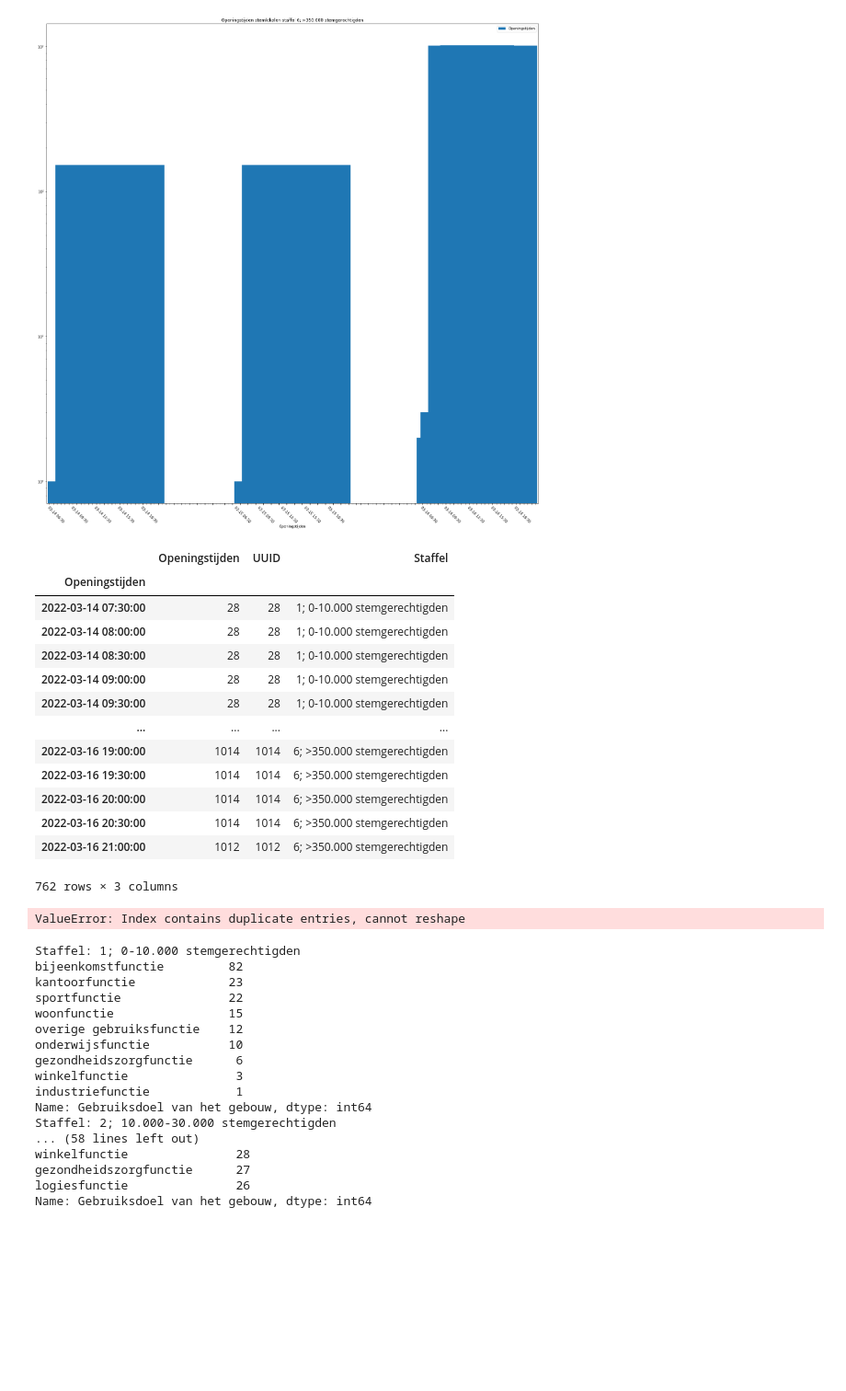
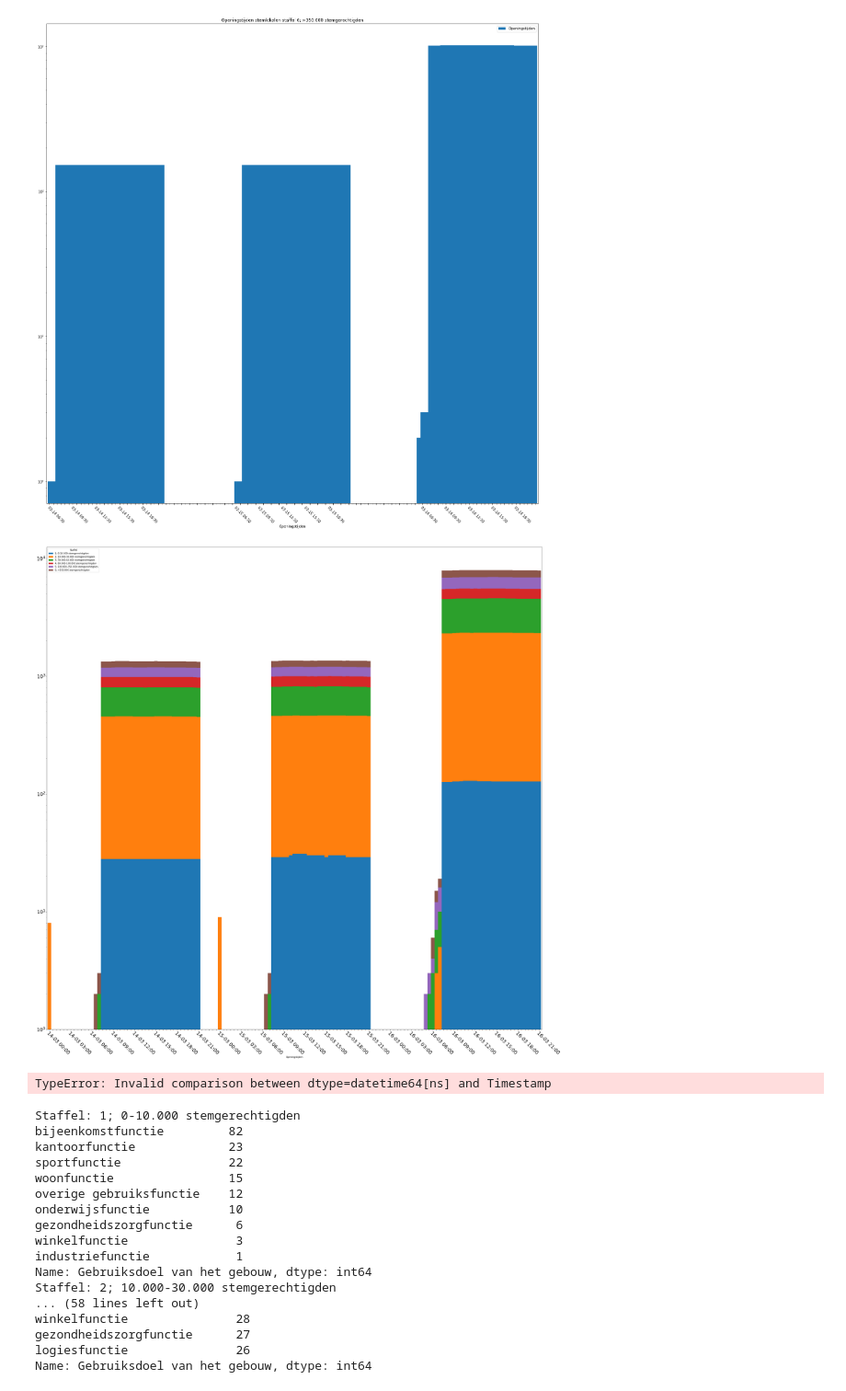
Before and after one commit to openstate/stembureau-meting, a Jupyter notebook: jupyter/stembureau_data.ipynb, the cells around one changed output. Shown at 92% size. Cells and saved outputs as stored; diff of their text form; code cells hidden in the pictures; blank space fills up the shorter version.

```diff
--- a/jupyter/stembureau_data.ipynb
+++ b/jupyter/stembureau_data.ipynb
@@ -780,38 +793,46 @@ Open op 14 én 15 maart groep 2; 10.000-30.000 stemgerechtigden: 5
 [figure]
 <Figure size 936x936 with 0 Axes>
 [figure]
-# %%
-wims_datestack_grouped
-# %% [output]
-|  | Openingstijden | UUID | Staffel |
-| Openingstijden |  |  |  |
-| 2022-03-14 07:30:00 | 28 | 28 | 1; 0-10.000 stemgerechtigden |
-| 2022-03-14 08:00:00 | 28 | 28 | 1; 0-10.000 stemgerechtigden |
-| 2022-03-14 08:30:00 | 28 | 28 | 1; 0-10.000 stemgerechtigden |
-| 2022-03-14 09:00:00 | 28 | 28 | 1; 0-10.000 stemgerechtigden |
-| 2022-03-14 09:30:00 | 28 | 28 | 1; 0-10.000 stemgerechtigden |
-| ... | ... | ... | ... |
-| 2022-03-16 19:00:00 | 1014 | 1014 | 6; >350.000 stemgerechtigden |
-| 2022-03-16 19:30:00 | 1014 | 1014 | 6; >350.000 stemgerechtigden |
-| 2022-03-16 20:00:00 | 1014 | 1014 | 6; >350.000 stemgerechtigden |
-| 2022-03-16 20:30:00 | 1014 | 1014 | 6; >350.000 stemgerechtigden |
-| 2022-03-16 21:00:00 | 1012 | 1012 | 6; >350.000 stemgerechtigden |
-762 rows × 3 columns
-# %%
-
-ax_open_opening = wims_datestack_grouped.pivot(index='Openingstijden', columns=['Staffel'], values=['UUID']).plot(kind="bar", stacked=True, fontsize=22, figsize=(13,13), log=True)
-
-ax_open_opening.set_xticklabels(dagen, fontsize=22, rotation=-45, ha="left", rotation_mode="anchor")
-
-for c in ax_open_opening.containers:
-
-    # Optional: if the segment is small or 0, customize the labels
-    labels_ax = [v.get_height() for v in c]
-
-    # remove the labels parameter if it's not needed for customized labels
-    ax_open_opening.bar_label(c, labels=labels_ax, label_type='center', padding = 0)
-# %% [output]
-ValueError: Index contains duplicate entries, cannot reshape
+# %%
+wims_datestack_grouped.drop('Openingstijden', axis=1, inplace=True)
+wims_datestack_grouped.reset_index(inplace=True)
+# %%
+def graph_open_stacked(df):
+    wims_pivot = df.pivot_table(index='Openingstijden', columns='Staffel', values='UUID', aggfunc='sum')
+
+    ax_open_opening = wims_pivot.plot(kind="bar", stacked=True, fontsize=22, figsize=(40,40), log=True)
+
+
+    xticks = pd.date_range(start=df.Openingstijden.min(), end=df.Openingstijden.max(), freq="30min")
+    xticklabels = []
+    tickcount = 0
+    for tick in xticks:
+        if (tickcount % 6 == 0):
+            xticklabels.append(tick.strftime("%d-%m %H:%M"))
+        else:
+            xticklabels.append(" ")
+        tickcount += 1
+
+
+    ax_open_opening.set_xticklabels(xticklabels, fontsize=22, rotation=-45, ha="left", rotation_mode="anchor")
+# %%
+graph_open_stacked(wims_datestack_grouped)
+# %% [output]
+[figure, added]
+# %%
+filtered_datestack_1 = wims_datestack_grouped.loc[(pd.to_datetime(wims_datestack_grouped['Openingstijden']) >= pd.to_datetime('2022-03-14T07:30:00.000Z'))
+                     & (pd.to_datetime(wims_datestack_grouped['Openingstijden']) <= pd.to_datetime('2022-03-14T21:00:00.000Z'))]
+graph_open_stacked(filtered_datestack_1)
+"""
+filtered_datestack_2 = wims_datestack_grouped.loc[(pd.to_datetime(((wims_datestack_grouped['Openingstijden'])) >= pd.to_datetime('2022-03-15T07:30:00.000Z')))
+                     & (pd.to_datetime(wims_datestack_grouped['Openingstijden']) <= pd.to_datetime('2022-03-15T21:00:00.000Z'))]
+graph_open_stacked(filtered_datestack_2)
+filtered_datestack_3 = wims_datestack_grouped.loc[(pd.to_datetime(wims_datestack_grouped['Openingstijden']) >= pd.to_datetime('2022-03-16T07:30:00.000Z'))
+                     & (pd.to_datetime(wims_datestack_grouped['Openingstijden']) <= pd.to_datetime('2022-03-16T21:00:00.000Z'))]
+graph_open_stacked(filtered_datestack_3)
+"""
+# %% [output]
+TypeError: Invalid comparison between dtype=datetime64[ns] and Timestamp
 # %%
 def make_graphs_use(label):
     df_stemger_label = df_stemger_clean[df_stemger_clean['binned'].str.fullmatch(label)]
```
Also changed, not shown: parts of 4 cells of this notebook, 1 other file.
